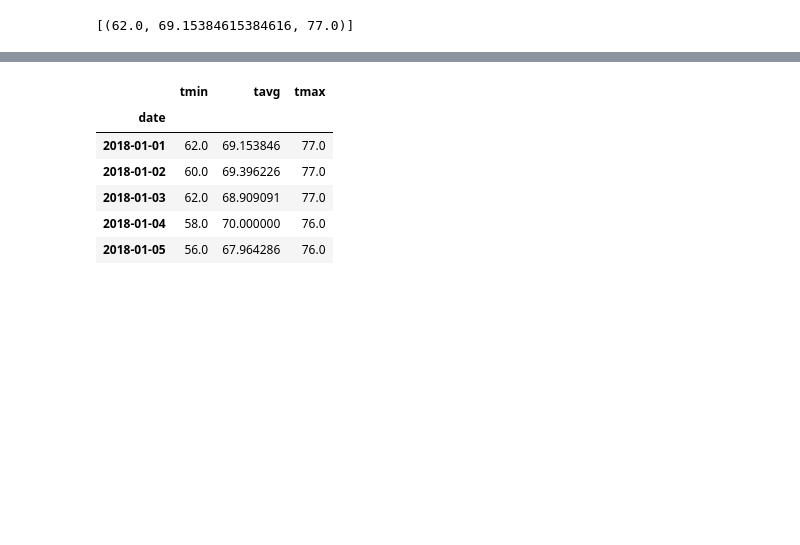
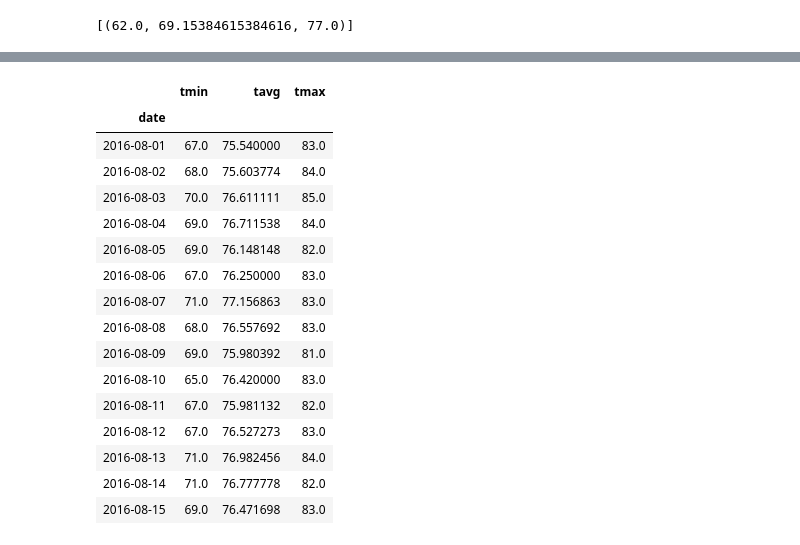
Before and after one commit to ccchiang92/UCB, a Jupyter notebook: Homework 10/climate_starter.ipynb, the cells around one changed output, grey strips where cells are left out. Saved outputs shown, nothing was run; the diff lists cells and outputs as text; code cells hidden in the pictures; blank space fills up the shorter version.

```diff
--- a/Homework 10/climate_starter.ipynb
+++ b/Homework 10/climate_starter.ipynb
@@ -249,4 +269,24 @@ daily_normals("01-01")
 # Stip off the year and save a list of %m-%d strings
 
 # Loop through the list of %m-%d strings and calculate the normals for each date
+# Setting dates
+start = '2016-08-01'
+end = '2016-08-15'
+# Covert to datetime objects
+start_dt = dt.date.fromisoformat(start)
+end_dt = dt.date.fromisoformat(end)
+# Use while loop to add 1 day at a time and store m-d strings into a list
+iter_dt = start_dt
+vac_list = []
+while iter_dt != end_dt:
+    vac_list.append(iter_dt.strftime('%m-%d'))
+    new_day = iter_dt.day + 1
+    iter_dt = iter_dt.replace(day=new_day)
+# Add in the last day
+vac_list.append(iter_dt.strftime('%m-%d'))
+normals = []
+# call the function daily_normals and store results into a list
+for date in vac_list:
+    normals.append(daily_normals(date)[0])
+normals
 # %% [output]
@@ -260,12 +308,27 @@ daily_normals("01-01")
 # %%
 # Load the previous query results into a Pandas DataFrame and add the `trip_dates` range as the `date` index
+vac_list_with_year = ["2016-" + m_d for m_d in vac_list]
+normals_df = pd.DataFrame({'date': vac_list_with_year, 'tmin': [nor[0] for nor in normals], 'tavg': [
+                          nor[1] for nor in normals], 'tmax': [nor[2] for nor in normals]}, index=range(15))
+normals_df.set_index('date', inplace=True)
+normals_df
 # %% [output]
 |  | tmin | tavg | tmax |
 | date |  |  |  |
-| 2018-01-01 | 62.0 | 69.153846 | 77.0 |
-| 2018-01-02 | 60.0 | 69.396226 | 77.0 |
-| 2018-01-03 | 62.0 | 68.909091 | 77.0 |
-| 2018-01-04 | 58.0 | 70.000000 | 76.0 |
-| 2018-01-05 | 56.0 | 67.964286 | 76.0 |
+| 2016-08-01 | 67.0 | 75.540000 | 83.0 |
+| 2016-08-02 | 68.0 | 75.603774 | 84.0 |
+| 2016-08-03 | 70.0 | 76.611111 | 85.0 |
+| 2016-08-04 | 69.0 | 76.711538 | 84.0 |
+| 2016-08-05 | 69.0 | 76.148148 | 82.0 |
+| 2016-08-06 | 67.0 | 76.250000 | 83.0 |
+| 2016-08-07 | 71.0 | 77.156863 | 83.0 |
+| 2016-08-08 | 68.0 | 76.557692 | 83.0 |
+| 2016-08-09 | 69.0 | 75.980392 | 81.0 |
+| 2016-08-10 | 65.0 | 76.420000 | 83.0 |
+| 2016-08-11 | 67.0 | 75.981132 | 82.0 |
+| 2016-08-12 | 67.0 | 76.527273 | 83.0 |
+| 2016-08-13 | 71.0 | 76.982456 | 84.0 |
+| 2016-08-14 | 71.0 | 76.777778 | 82.0 |
+| 2016-08-15 | 69.0 | 76.471698 | 83.0 |
 # %%
 # Plot the daily normals as an area plot with `stacked=False`
```
Also changed, not shown: parts of 12 cells of this notebook, 1 other file.
